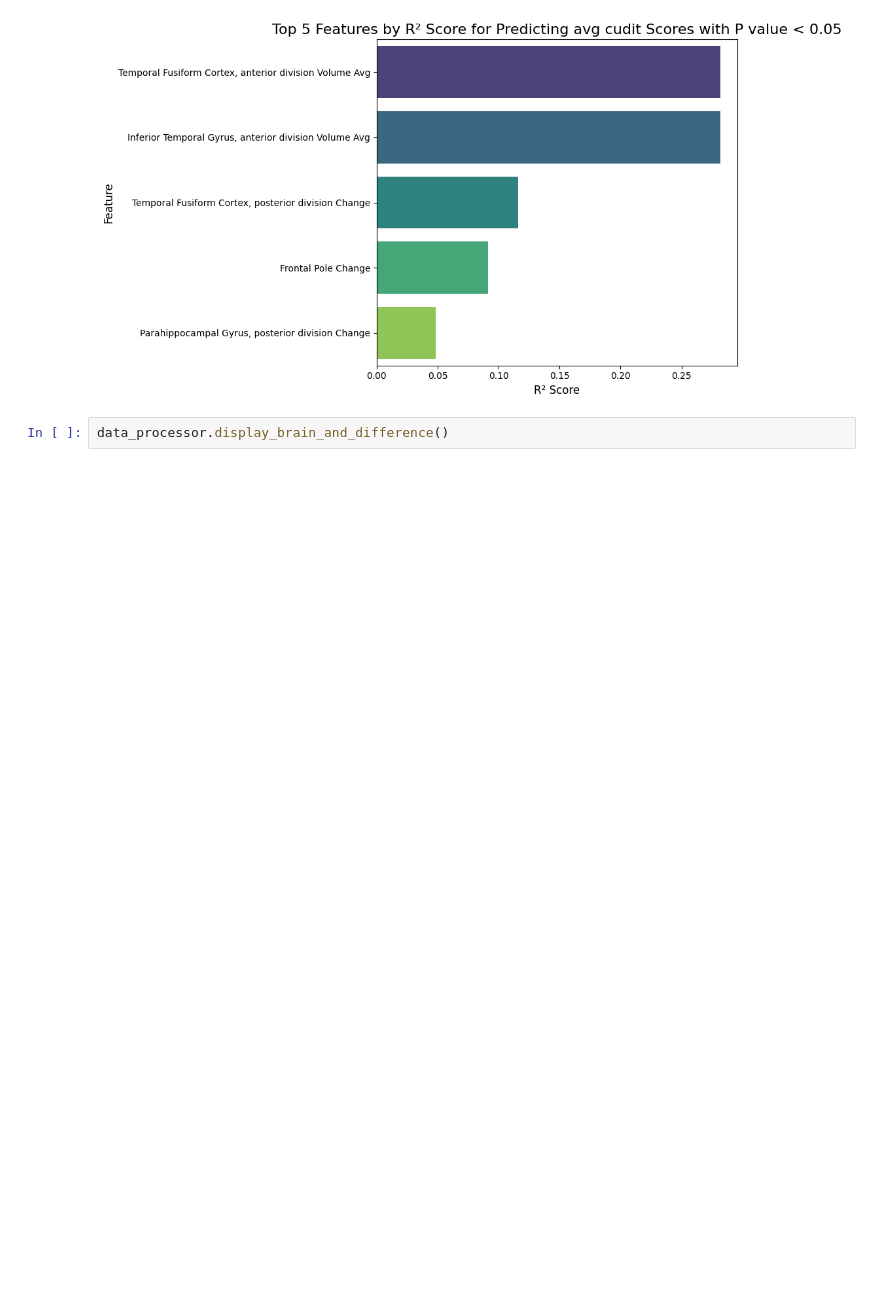
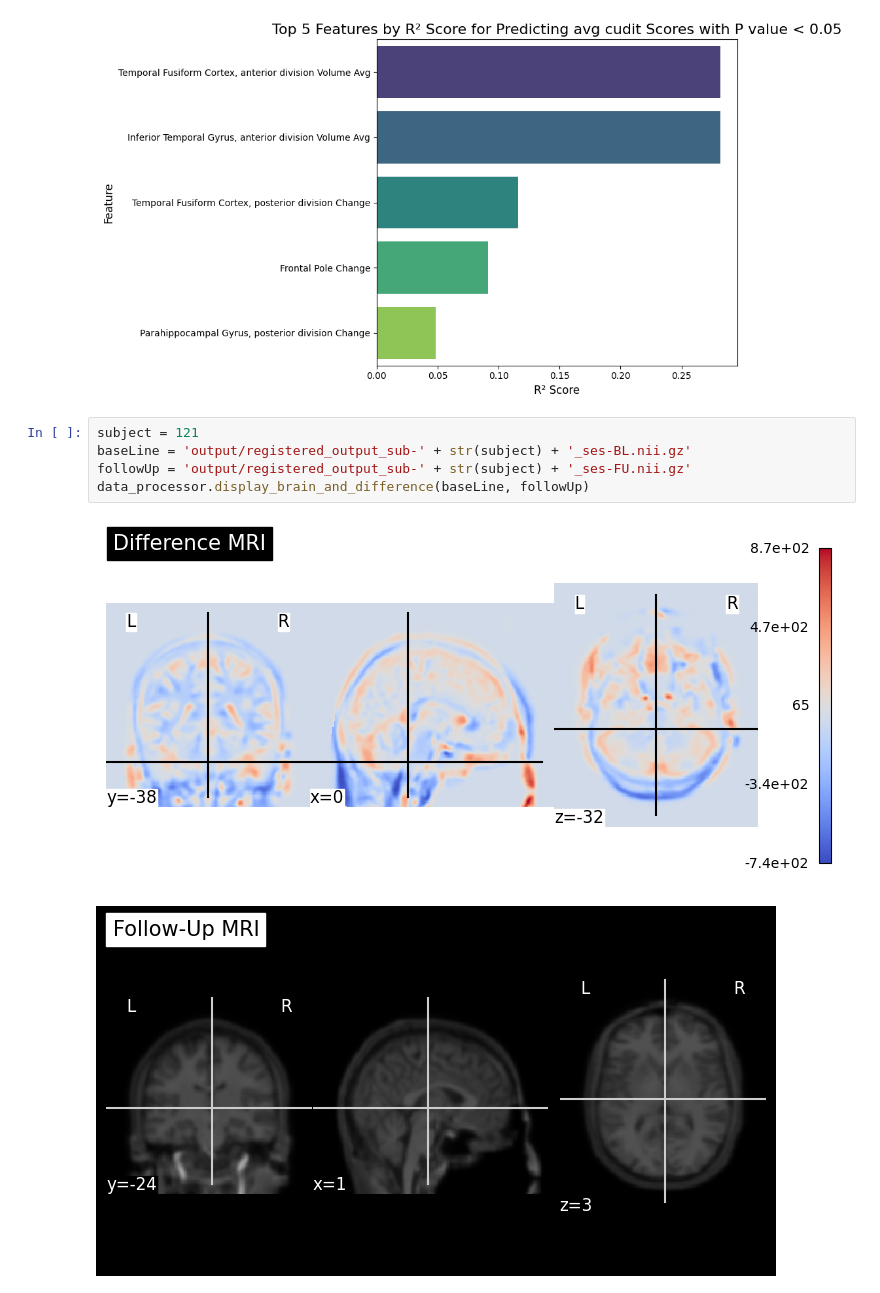
Before and after one commit to maymay-wa/BrainResearch, a Jupyter notebook: src/Data Analysis.ipynb, the cells around one changed output. Cells and saved outputs as stored; diff of their text form; blank space fills up the shorter version.

```diff
--- a/src/Data Analysis.ipynb
+++ b/src/Data Analysis.ipynb
@@ -119,5 +119,11 @@ Passing `palette` without assigning `hue` is deprecated and will be removed in v
 
   sns.barplot(
 [figure]
-# %%
-data_processor.display_brain_and_difference()
+# %%
+subject = 121
+baseLine = 'output/registered_output_sub-' + str(subject) + '_ses-BL.nii.gz'
+followUp = 'output/registered_output_sub-' + str(subject) + '_ses-FU.nii.gz'
+data_processor.display_brain_and_difference(baseLine, followUp)
+# %% [output]
+[figure, added]
+[figure, added]
```
Also changed, not shown: parts of 1 cell of this notebook.
